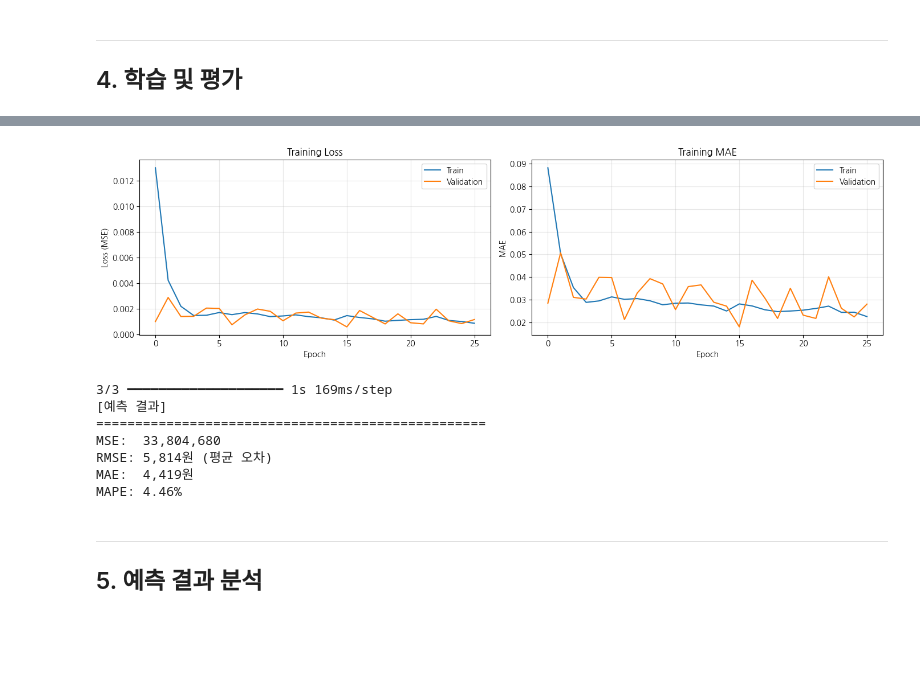
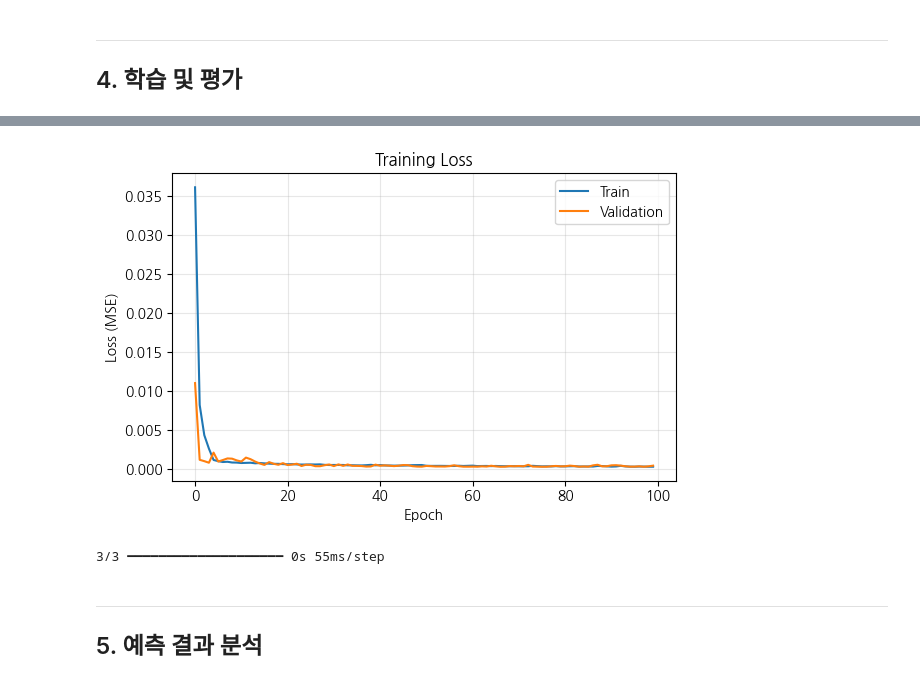
Before and after one commit to ironmanciti/Finance_ePassKorea, a Jupyter notebook: Module_03_AI기반투자분석/24_실습_LSTM_주가예측.ipynb, the cells around one changed output, grey strips where cells are left out. Saved outputs shown, nothing was run; the diff lists cells and outputs as text; code cells hidden in the pictures; blank space fills up the shorter version.

```diff
--- a/Module_03_AI기반투자분석/24_실습_LSTM_주가예측.ipynb
+++ b/Module_03_AI기반투자분석/24_실습_LSTM_주가예측.ipynb
@@ -134,7 +112,7 @@ def create_sequences(data, seq_length):
     return np.array(X), np.array(y)
 
 # 시퀀스 길이 설정
-SEQ_LENGTH = 60  # 과거 60일(약 3개월) 데이터 사용
+SEQ_LENGTH = 20  # 과거 20일(약 1 개월) 데이터 사용
 
 X, y = create_sequences(scaled_data, SEQ_LENGTH)
 
@@ -219,24 +179,9 @@ Model: "sequential"
 ---
 ## 4. 학습 및 평가
 # %%
-# Early Stopping 설정
-early_stop = EarlyStopping(
-    monitor='val_loss',
-    patience=10,
-    restore_best_weights=True
-)
-
-print("[모델 학습 시작]")
-print("=" * 50)
-
 # 모델 학습
 history = model.fit(
-    X_train, y_train,
-    epochs=100,
-    batch_size=32,
-    validation_split=0.1,
-    callbacks=[early_stop],
-    verbose=1
+    X_train, y_train, epochs=100, batch_size=32, validation_split=0.1
 )
 
 print(f"\n학습 완료! (Epochs: {len(history.history['loss'])})")
@@ -261,29 +206,22 @@ Epoch 26/100
 # %%
 # 학습 곡선 시각화
-fig, axes = plt.subplots(1, 2, figsize=(14, 4))
+plt.figure(figsize=(6, 4))
 
-# Loss
-axes[0].plot(history.history['loss'], label='Train')
-axes[0].plot(history.history['val_loss'], label='Validation')
-axes[0].set_xlabel('Epoch')
-axes[0].set_ylabel('Loss (MSE)')
-axes[0].set_title('Training Loss')
-axes[0].legend()
-axes[0].grid(True, alpha=0.3)
+# Train / Validation Loss
+plt.plot(history.history['loss'], label='Train')
+plt.plot(history.history['val_loss'], label='Validation')
 
-# MAE
-axes[1].plot(history.history['mae'], label='Train')
-axes[1].plot(history.history['val_mae'], label='Validation')
-axes[1].set_xlabel('Epoch')
-axes[1].set_ylabel('MAE')
-axes[1].set_title('Training MAE')
-axes[1].legend()
-axes[1].grid(True, alpha=0.3)
+# 그래프 설정
+plt.xlabel('Epoch')
+plt.ylabel('Loss (MSE)')
+plt.title('Training Loss')
+plt.legend()
+plt.grid(True, alpha=0.3)
 
 plt.tight_layout()
 plt.show()
 # %% [output]
-[figure, old version]
+[figure, new version]
 # %%
 # 테스트 데이터 예측
 y_pred_scaled = model.predict(X_test)
@@ -291,32 +229,8 @@ y_pred_scaled = model.predict(X_test)
 # 역정규화 (원래 가격으로 변환)
 y_pred = scaler.inverse_transform(y_pred_scaled)
 y_actual = scaler.inverse_transform(y_test)
-
-print("[예측 결과]")
-print("=" * 50)
-
-# 평가 지표
-from sklearn.metrics import mean_squared_error, mean_absolute_error
-
-mse = mean_squared_error(y_actual, y_pred)
-rmse = np.sqrt(mse)
-mae = mean_absolute_error(y_actual, y_pred)
-
-print(f"MSE:  {mse:,.0f}")
-print(f"RMSE: {rmse:,.0f}원 (평균 오차)")
-print(f"MAE:  {mae:,.0f}원")
-
-# MAPE (Mean Absolute Percentage Error)
-mape = np.mean(np.abs((y_actual - y_pred) / y_actual)) * 100
-print(f"MAPE: {mape:.2f}%")
 # %% [output]
-3/3 ━━━━━━━━━━━━━━━━━━━━ 1s 169ms/step
-[예측 결과]
-==================================================
-MSE:  33,804,680
-RMSE: 5,814원 (평균 오차)
-MAE:  4,419원
-MAPE: 4.46%
+3/3 ━━━━━━━━━━━━━━━━━━━━ 0s 55ms/step
 # %% [markdown]
 ---
 ## 5. 예측 결과 분석
```
Also changed, not shown: parts of 16 cells of this notebook, 25 other files.
